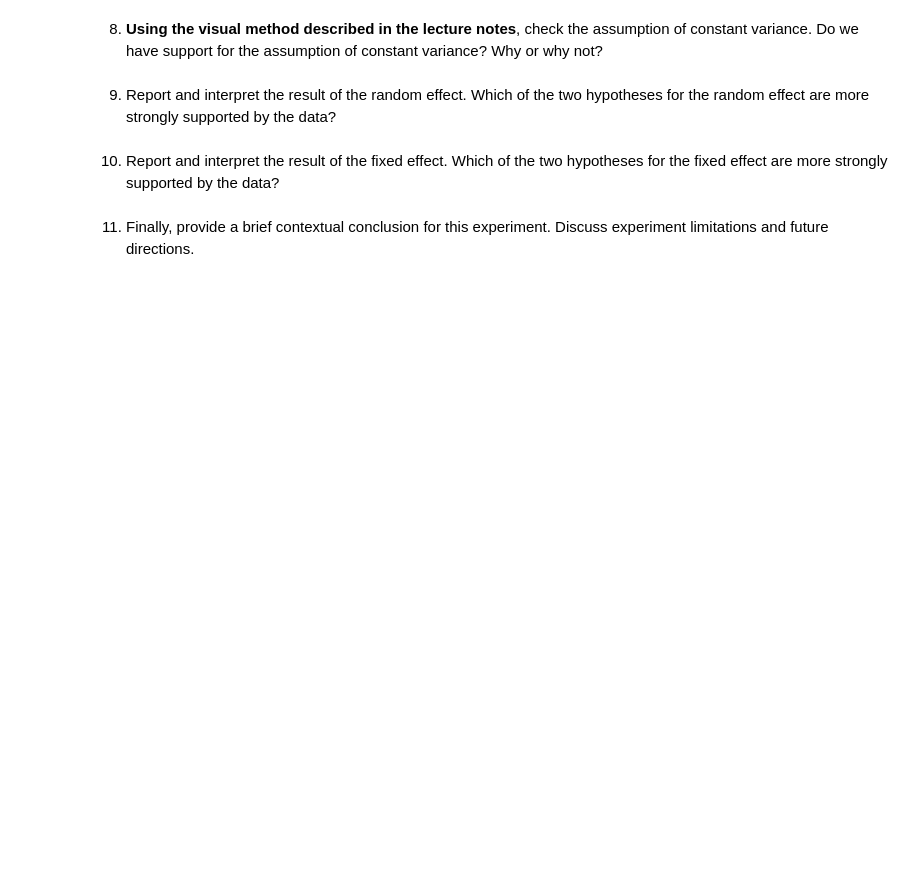
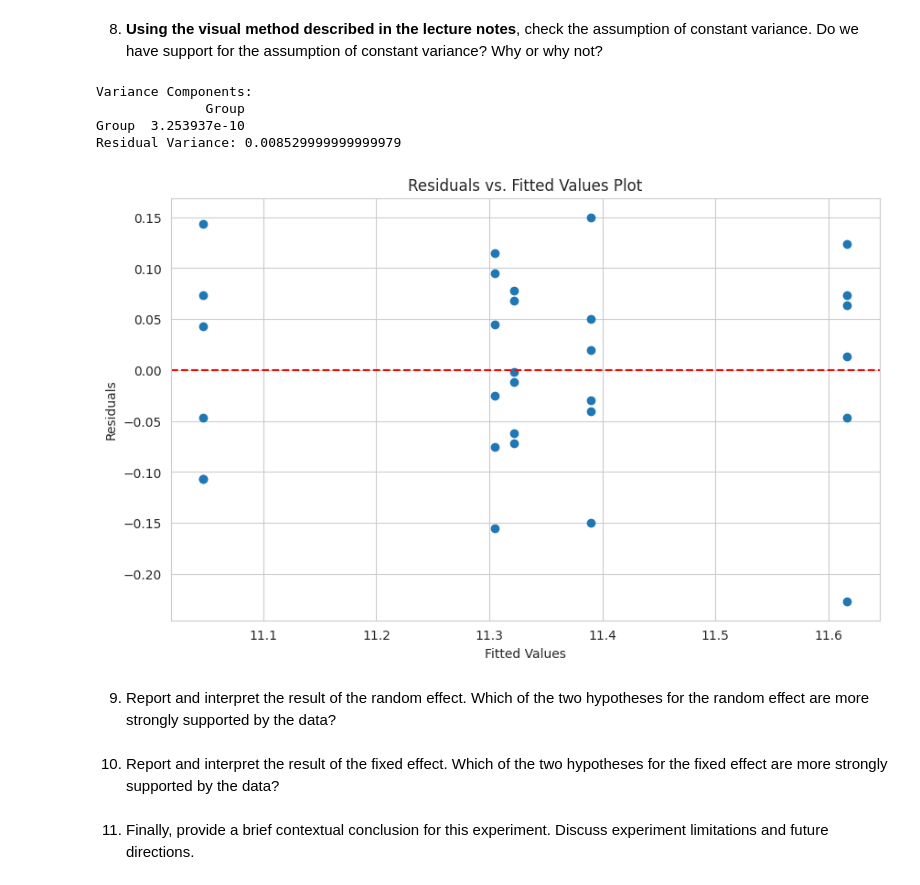
Before and after one commit to kwill580/STAT-7220-Applied-Experimental-Design, a Jupyter notebook: Assignments/HW4/HW4.ipynb, the cells around one changed output. Cells and saved outputs as stored; diff of their text form; code cells hidden in the pictures; blank space fills up the shorter version.

```diff
--- a/Assignments/HW4/HW4.ipynb
+++ b/Assignments/HW4/HW4.ipynb
@@ -180,7 +220,26 @@ Group Var                0.000
 # %% [markdown]
 8. **Using the visual method described in the lecture notes**, check the assumption of constant variance. Do we have support for the assumption of constant variance? Why or why not?
 # %%
-## Question 8 Code ##
+## Visual Check for Constant Variance (Homoscedasticity) ##
+
+plt.figure(figsize=(10, 6))
+plt.scatter(mixed_result.fittedvalues, mixed_result.resid)
+plt.axhline(y=0, color='r', linestyle='--')
+plt.xlabel('Fitted Values')
+plt.ylabel('Residuals')
+plt.title('Residuals vs. Fitted Values Plot')
+plt.show()
+
+# Interpretation for constant variance
+# If the points are randomly scattered around the horizontal line at 0 with no discernible pattern,
+# it suggests that the assumption of constant variance holds. If there's a pattern (e.g., a fanning out or fanning in),
+# then the assumption may be violated.
+# %% [output]
+Variance Components:
+              Group
+Group  3.253937e-10
+Residual Variance: 0.008529999999999979
+[figure, added]
 # %% [markdown]
 9. Report and interpret the result of the random effect. Which of the two hypotheses for the random effect are more strongly supported by the data?
 # %%
```
Also changed, not shown: parts of 4 cells of this notebook.
